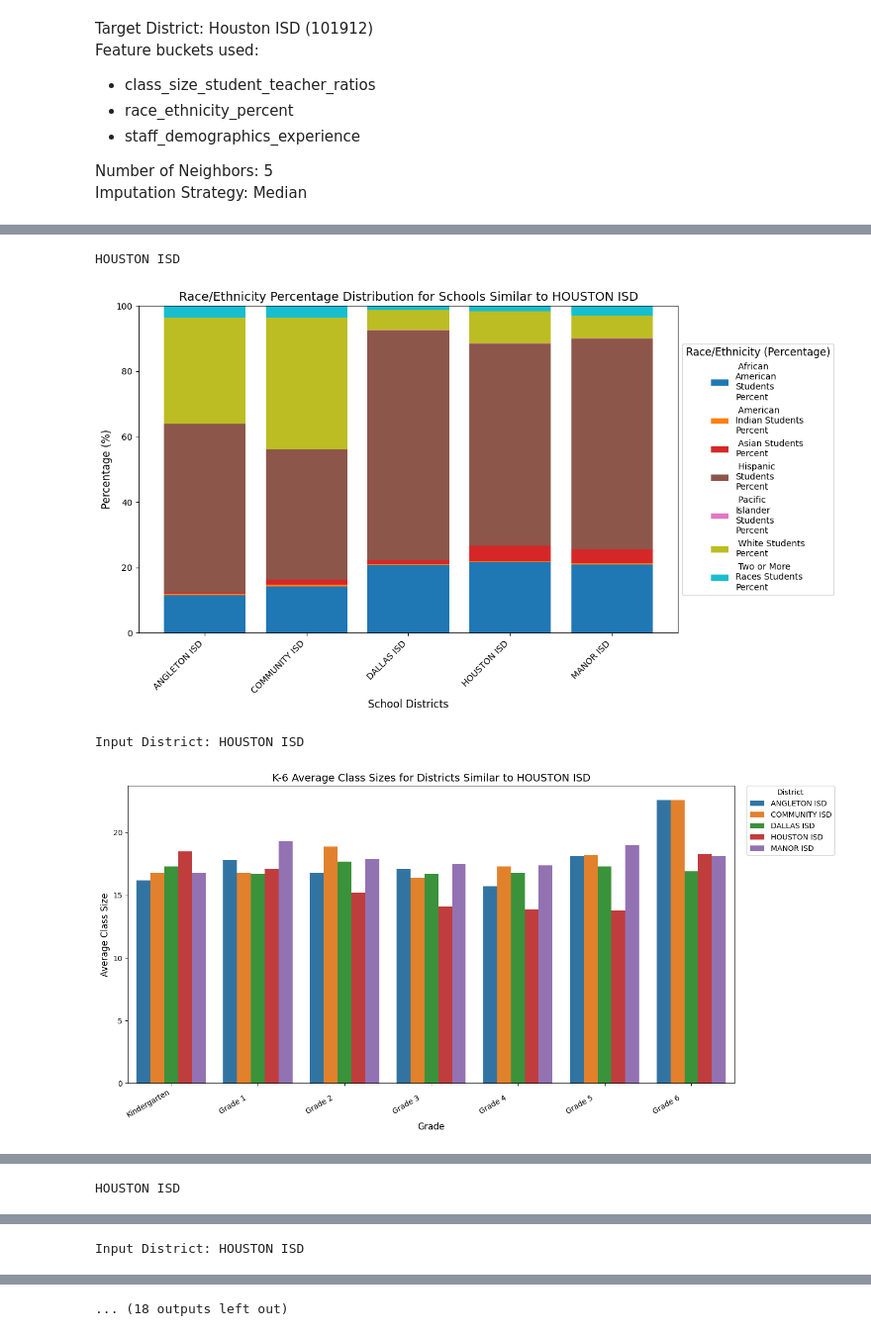
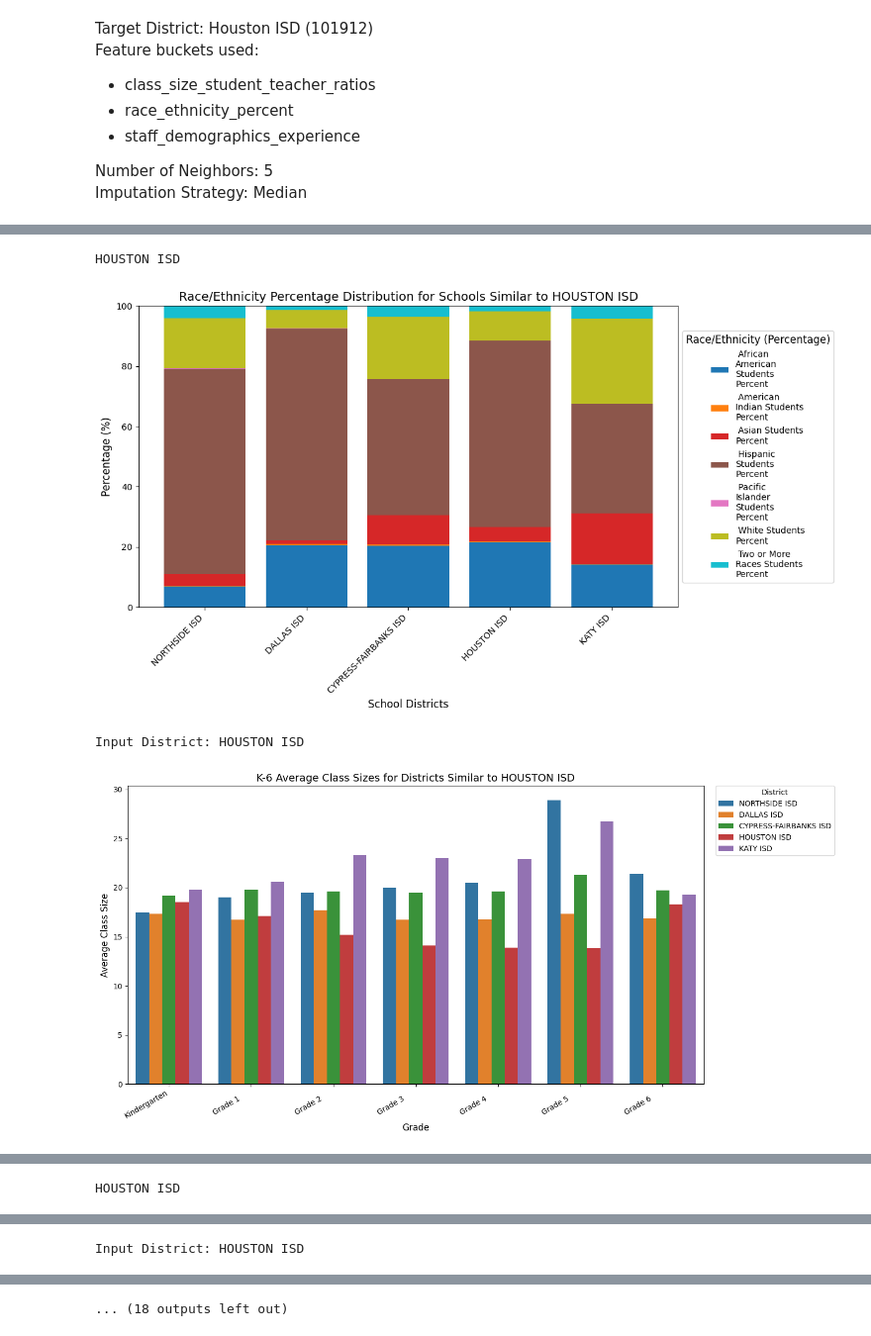
Before and after one commit to RiceD2KLab/HERC_Sp25, a Jupyter notebook: 4_Data_Modeling/4.2_KNN_Clustering/KNN_Implementation.ipynb, the cells around one changed output, grey strips where cells are left out. Shown at 99% size. Cells and saved outputs as stored; diff of their text form; code cells hidden in the pictures.

```diff
--- a/4_Data_Modeling/4.2_KNN_Clustering/KNN_Implementation.ipynb
+++ b/4_Data_Modeling/4.2_KNN_Clustering/KNN_Implementation.ipynb
@@ -85,7 +102,7 @@ Number of Neighbors: 5
 Imputation Strategy: Median
 # %%
 distance_metrics = ['euclidean', 'manhattan', 'mahalanobis', 'cosine', 'canberra']
-selected_features = race_ethnicity_percent + class_size_student_teacher_ratios
+selected_features = race_ethnicity_percent +  student_teacher_ratio + student_count
 
 for distance_metric in distance_metrics:
     print(f"Distance Metric: {distance_metric}")
@@ -106,5 +123,5 @@ Distance Metric: euclidean
 HOUSTON ISD
-[figure, old version]
+[figure, new version]
 Input District: HOUSTON ISD
-[figure, old version]
+[figure, new version]
 Distance Metric: manhattan
```
Also changed, not shown: parts of 7 cells of this notebook, 1 other file.
